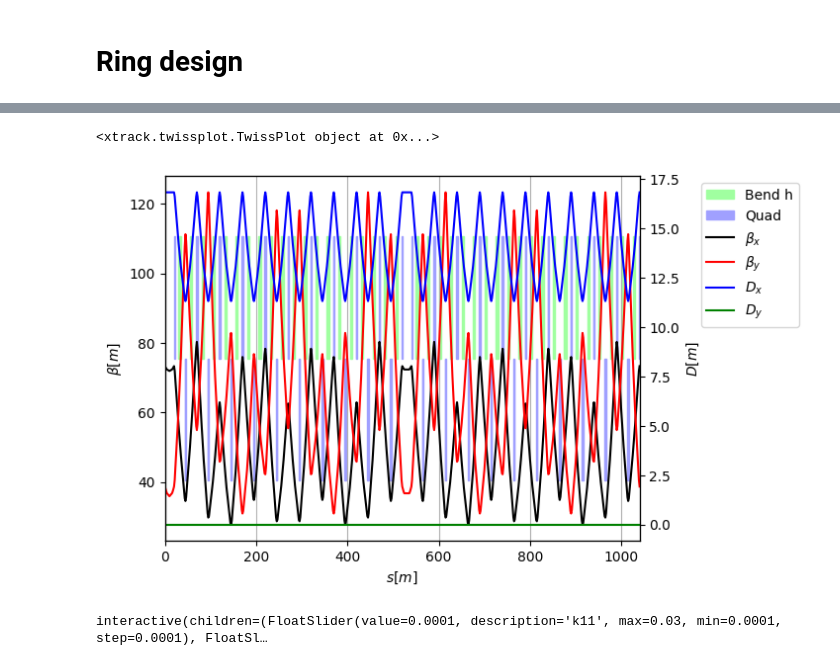
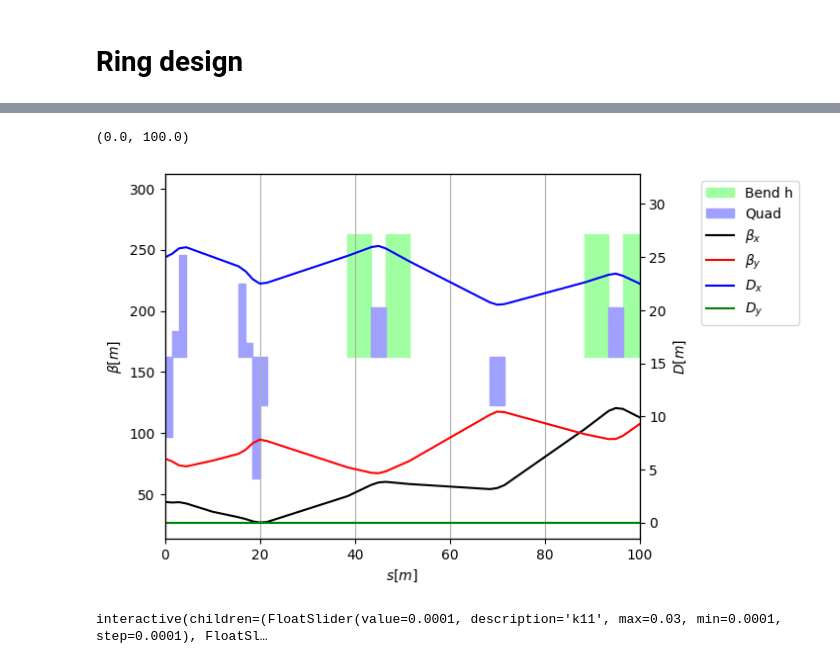
Before and after one commit to gornalexander/cas-beam-optics, a Jupyter notebook: line.ipynb, the cells around one changed output, grey strips where cells are left out. Cells and saved outputs as stored; diff of their text form; code cells hidden in the pictures.

```diff
--- a/line.ipynb
+++ b/line.ipynb
@@ -322,11 +459,12 @@ tw.index = tw['name']
 # %%
-env['k1_ss.1'] = 0
-env['k1_ss.2'] = 0
-env['k1_ss.3'] = 0
+# env['k1_ss.1'] = 0
+# env['k1_ss.2'] = 0
+# env['k1_ss.3'] = 0
 tw = ring.twiss(method='4d')
 tw.plot()
+plt.xlim(0, 5*env['lss'])
 # %% [output]
-<xtrack.twissplot.TwissPlot object at 0x...>
+(0.0, 100.0)
-[figure, old version]
+[figure, new version]
 # %%
 from ipywidgets import interact
```
Also changed, not shown: parts of 9 cells of this notebook.
